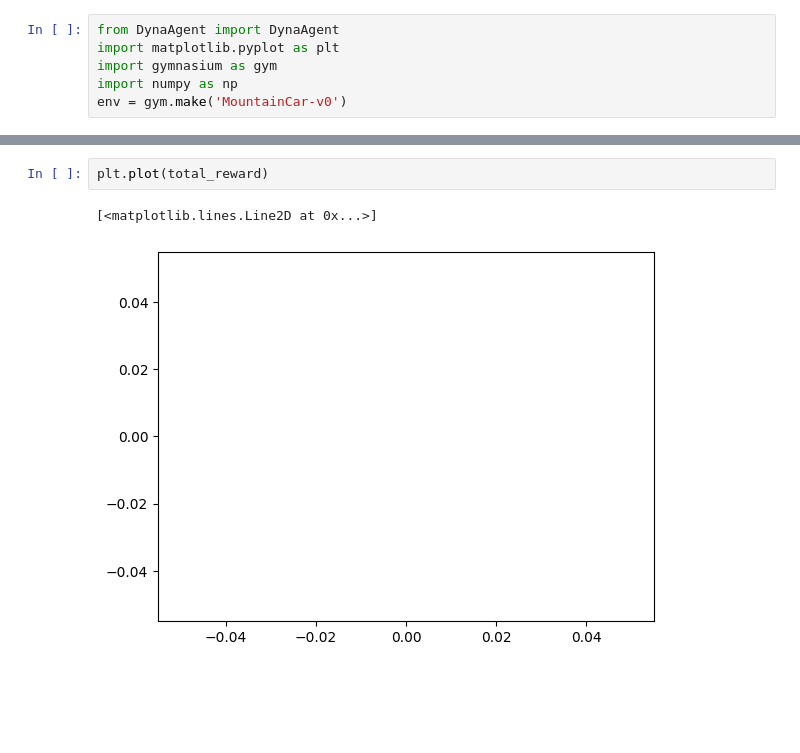
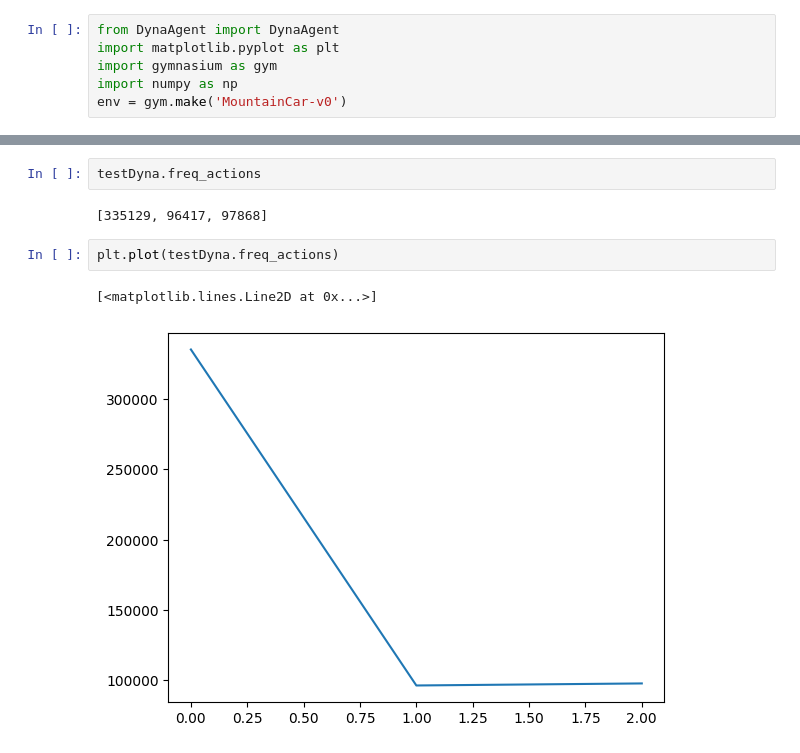
Before and after one commit to schiesser/MontainCar, a Jupyter notebook: Code/test_dyna.ipynb, the cells around one changed output, grey strips where cells are left out. Drawn from its saved outputs; the diff is of its cells as text; blank space fills up the shorter version.

Commit message:
update dyna

```diff
--- a/Code/test_dyna.ipynb
+++ b/Code/test_dyna.ipynb
@@ -15,8 +31,12 @@ total_reward = testDyna.run(num_episodes=3000)
+# %%
+testDyna.freq_actions
+# %% [output]
+[335129, 96417, 97868]
 # %%
-plt.plot(total_reward)
+plt.plot(testDyna.freq_actions)
 # %% [output]
 [<matplotlib.lines.Line2D at 0x...>]
-[figure, old version]
+[figure, new version]
 # %%
 dis = [1.234, 0.007]
 print(f"dani/{str(dis)}")
```
Also changed, not shown: parts of 3 cells of this notebook, 6 other files.
